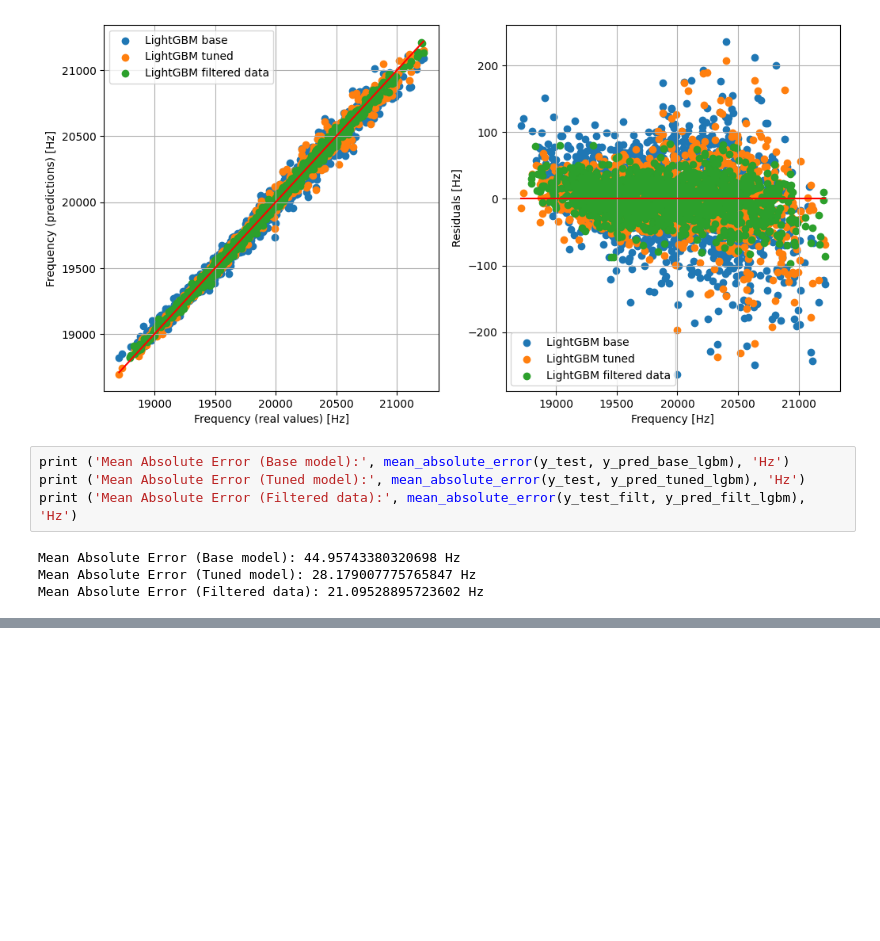
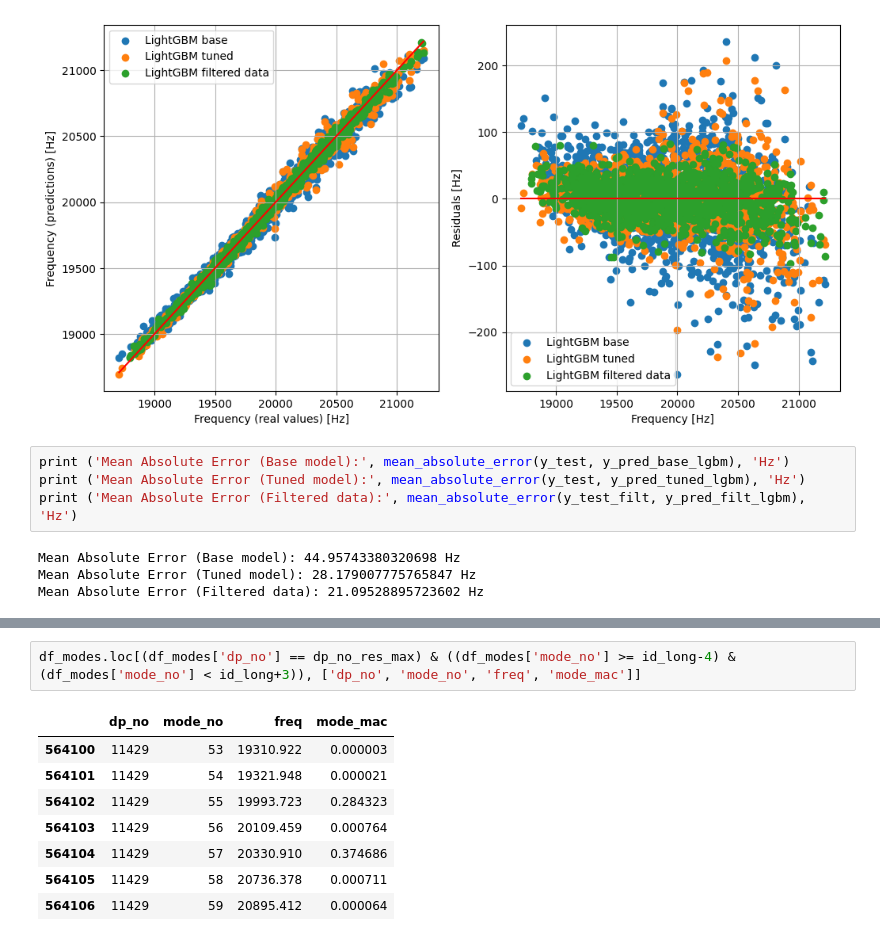
Before and after one commit to francoisbrouet/sep24_cds_int_us-welding, a Jupyter notebook: notebooks/8-draft_streamlit.ipynb, the cells around one changed output, grey strips where cells are left out. Saved outputs shown, nothing was run; the diff lists cells and outputs as text; blank space fills up the shorter version.

```diff
--- a/notebooks/8-draft_streamlit.ipynb
+++ b/notebooks/8-draft_streamlit.ipynb
@@ -230,0 +246,11 @@ Mean Absolute Error (Filtered data): 21.09528895723602 Hz
+# %%
+df_modes.loc[(df_modes['dp_no'] == dp_no_res_max) & ((df_modes['mode_no'] >= id_long-4) & (df_modes['mode_no'] < id_long+3)), ['dp_no', 'mode_no', 'freq', 'mode_mac']]
+# %% [output]
+|  | dp_no | mode_no | freq | mode_mac |
+| 564100 | 11429 | 53 | 19310.922 | 0.000003 |
+| 564101 | 11429 | 54 | 19321.948 | 0.000021 |
+| 564102 | 11429 | 55 | 19993.723 | 0.284323 |
+| 564103 | 11429 | 56 | 20109.459 | 0.000764 |
+| 564104 | 11429 | 57 | 20330.910 | 0.374686 |
+| 564105 | 11429 | 58 | 20736.378 | 0.000711 |
+| 564106 | 11429 | 59 | 20895.412 | 0.000064 |
```
Also changed, not shown: parts of 4 cells of this notebook, 1 other file.
